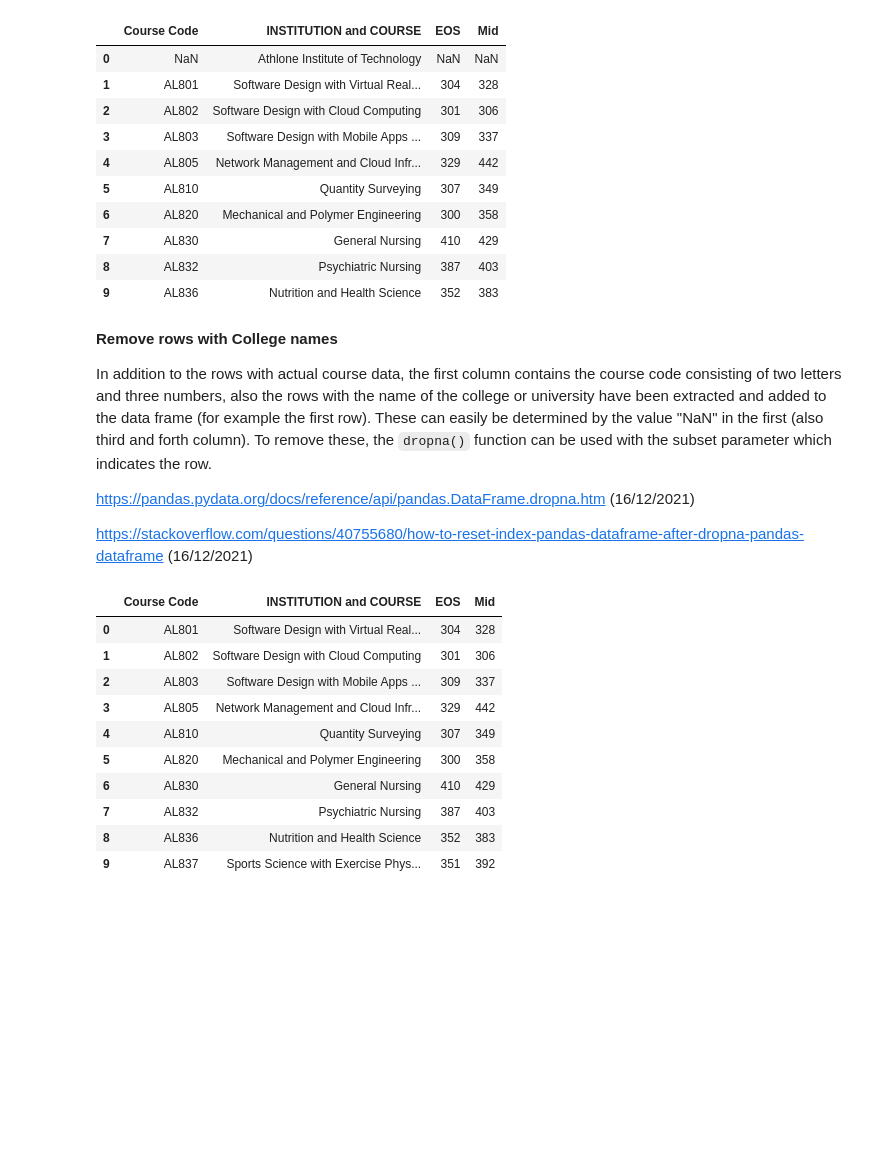
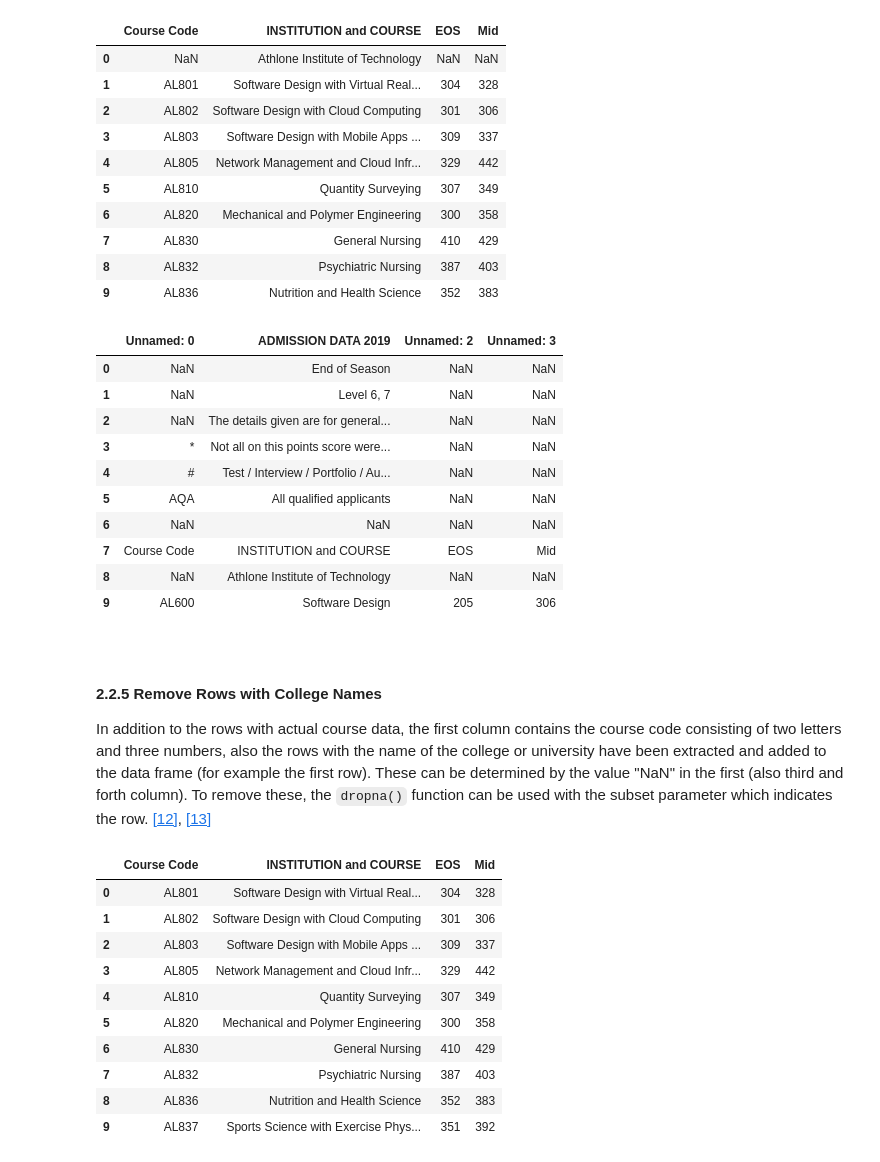
Before and after one commit to ssteffens/fundamentals-data-analysis-assessment, a Jupyter notebook: cao.ipynb, the cells around one changed output. Drawn from its saved outputs; the diff is of its cells as text; code cells hidden in the pictures; blank space fills up the shorter version.

```diff
--- a/cao.ipynb
+++ b/cao.ipynb
@@ -194,14 +284,32 @@ df2019_8.iloc[0:10]
 | 7 | AL830 | General Nursing | 410 | 429 |
 | 8 | AL832 | Psychiatric Nursing | 387 | 403 |
 | 9 | AL836 | Nutrition and Health Science | 352 | 383 |
+# %%
+# Level 6 and 7 Courses
+
+# Read in the created csv file and display the first 10 rows
+df2019_67 = pd.read_csv(path2019_67csv)
+
+df2019_67.head(10)
+# %% [output]
+|  | Unnamed: 0 | ADMISSION DATA 2019 | Unnamed: 2 | Unnamed: 3 |
+| 0 | NaN | End of Season | NaN | NaN |
+| 1 | NaN | Level 6, 7 | NaN | NaN |
+| 2 | NaN | The details given are for general... | NaN | NaN |
+| 3 | * | Not all on this points score were... | NaN | NaN |
+| 4 | # | Test / Interview / Portfolio / Au... | NaN | NaN |
+| 5 | AQA | All qualified applicants | NaN | NaN |
+| 6 | NaN | NaN | NaN | NaN |
+| 7 | Course Code | INSTITUTION and COURSE | EOS | Mid |
+| 8 | NaN | Athlone Institute of Technology | NaN | NaN |
+| 9 | AL600 | Software Design | 205 | 306 |
 # %% [markdown]
-**Remove rows with College names**
+<br>
+
+<a id= 'part2.2.3'></a>
+#### **2.2.5 Remove Rows with College Names**
 
 In addition to the rows with actual course data, the first column contains the course code consisting of two letters and three numbers, also the rows with the name of the college or university have been extracted and added to the data frame (for example the first row).
-These can easily be determined by the value "NaN" in the first (also third and forth column).
-To remove these, the `dropna()` function can be used with the subset parameter which indicates the row.
-
-https://pandas.pydata.org/docs/reference/api/pandas.DataFrame.dropna.htm (16/12/2021)
-
-https://stackoverflow.com/questions/40755680/how-to-reset-index-pandas-dataframe-after-dropna-pandas-dataframe (16/12/2021)
+These can  be determined by the value "NaN" in the first (also third and forth column).
+To remove these, the `dropna()` function can be used with the subset parameter which indicates the row. [[12]](#reference12), [[13]](#reference13)
 # %%
```
Also changed, not shown: parts of 47 cells of this notebook, 40 other files.
